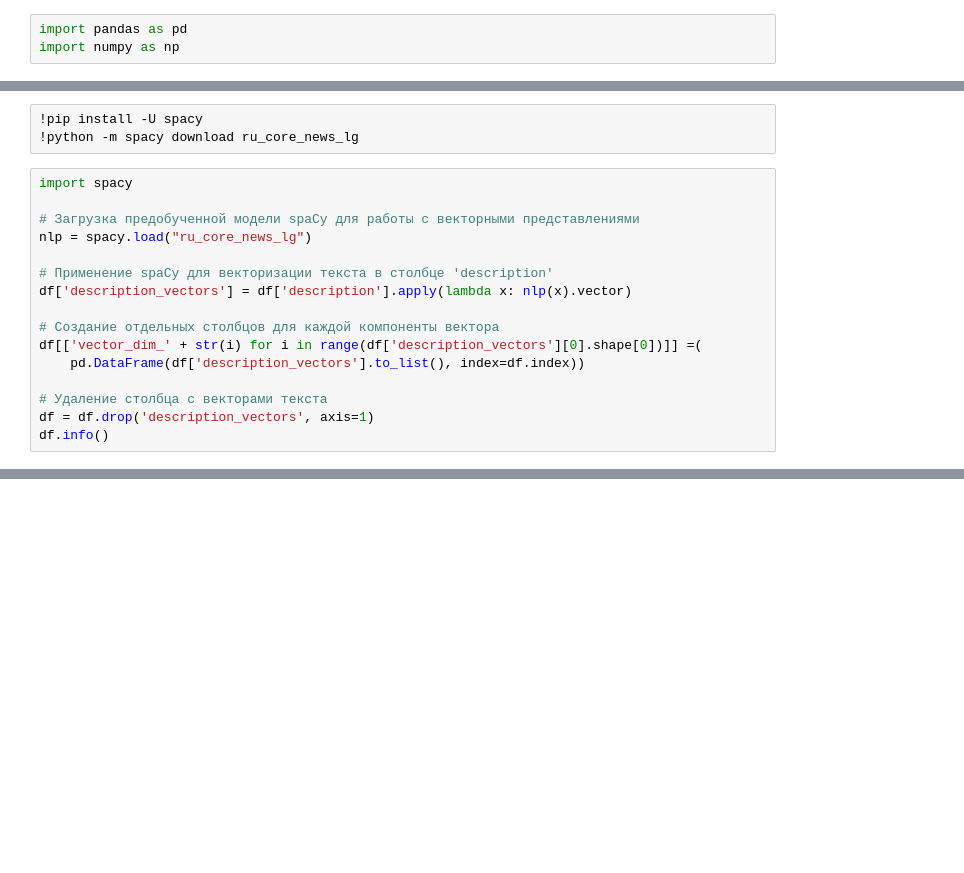
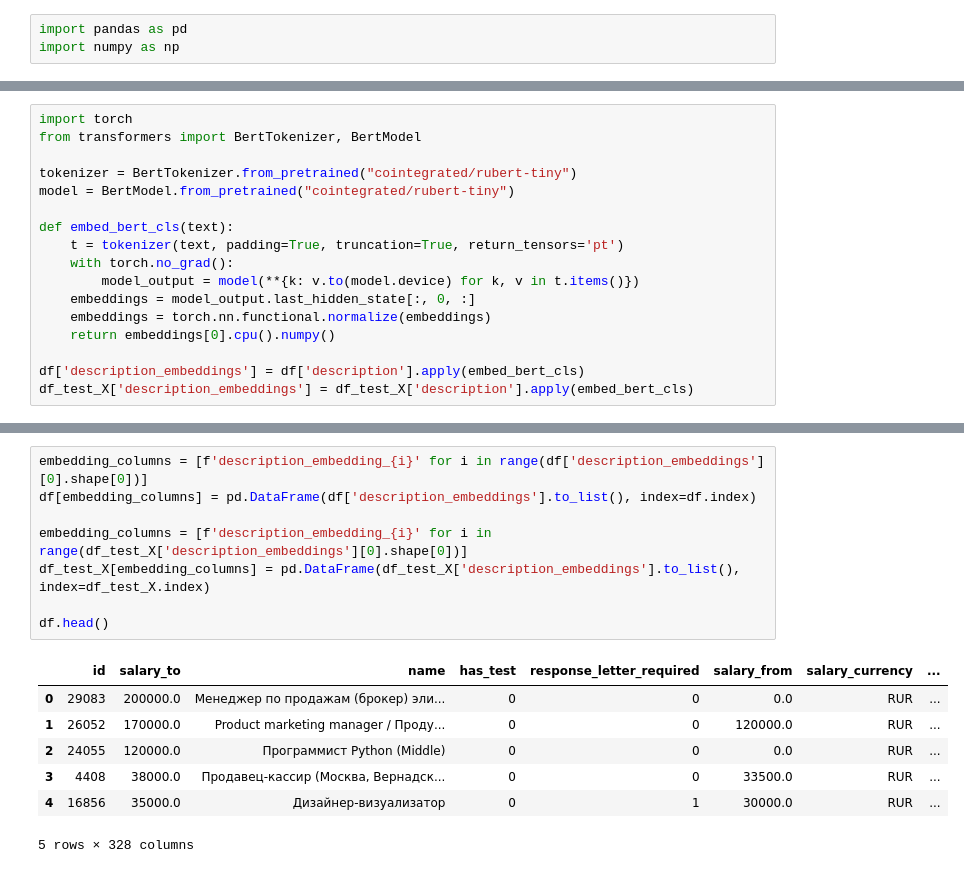
Before and after one commit to Ta3ikNSU/kaggle, a Jupyter notebook: kaggle.ipynb, the cells around one changed output, grey strips where cells are left out. Drawn from its saved outputs; the diff is of its cells as text; blank space fills up the shorter version.

```diff
--- a/kaggle.ipynb
+++ b/kaggle.ipynb
@@ -57,19 +50,17 @@ KeyboardInterrupt:
 # %%
-!pip install -U spacy
-!python -m spacy download ru_core_news_lg
+import torch
+from transformers import BertTokenizer, BertModel
+
+tokenizer = BertTokenizer.from_pretrained("cointegrated/rubert-tiny")
+model = BertModel.from_pretrained("cointegrated/rubert-tiny")
+
+def embed_bert_cls(text):
+    t = tokenizer(text, padding=True, truncation=True, return_tensors='pt')
+    with torch.no_grad():
+        model_output = model(**{k: v.to(model.device) for k, v in t.items()})
+    embeddings = model_output.last_hidden_state[:, 0, :]
+    embeddings = torch.nn.functional.normalize(embeddings)
+    return embeddings[0].cpu().numpy()
+
+df['description_embeddings'] = df['description'].apply(embed_bert_cls)
+df_test_X['description_embeddings'] = df_test_X['description'].apply(embed_bert_cls)
-# %%
-import spacy
-
-# Загрузка предобученной модели spaCy для работы с векторными представлениями
-nlp = spacy.load("ru_core_news_lg")
-
-# Применение spaCy для векторизации текста в столбце 'description'
-df['description_vectors'] = df['description'].apply(lambda x: nlp(x).vector)
-
-# Создание отдельных столбцов для каждой компоненты вектора
-df[['vector_dim_' + str(i) for i in range(df['description_vectors'][0].shape[0])]] =(
-    pd.DataFrame(df['description_vectors'].to_list(), index=df.index))
-
-# Удаление столбца с векторами текста
-df = df.drop('description_vectors', axis=1)
-df.info()
@@ -96,0 +67,16 @@ Available names: architectures, augmenters, batchers, callbacks, cli, datasets,
+# %%
+embedding_columns = [f'description_embedding_{i}' for i in range(df['description_embeddings'][0].shape[0])]
+df[embedding_columns] = pd.DataFrame(df['description_embeddings'].to_list(), index=df.index)
+
+embedding_columns = [f'description_embedding_{i}' for i in range(df_test_X['description_embeddings'][0].shape[0])]
+df_test_X[embedding_columns] = pd.DataFrame(df_test_X['description_embeddings'].to_list(), index=df_test_X.index)
+
+df.head()
+# %% [output]
+|  | id | salary_to | name | has_test | response_letter_required | salary_from | salary_currency | ... |
+| 0 | 29083 | 200000.0 | Менеджер по продажам (брокер) эли... | 0 | 0 | 0.0 | RUR | ... |
+| 1 | 26052 | 170000.0 | Product marketing manager / Проду... | 0 | 0 | 120000.0 | RUR | ... |
+| 2 | 24055 | 120000.0 | Программист Python (Middle) | 0 | 0 | 0.0 | RUR | ... |
+| 3 | 4408 | 38000.0 | Продавец-кассир (Москва, Вернадск... | 0 | 0 | 33500.0 | RUR | ... |
+| 4 | 16856 | 35000.0 | Дизайнер-визуализатор | 0 | 1 | 30000.0 | RUR | ... |
+5 rows × 328 columns
```
Also changed, not shown: parts of 9 cells of this notebook, 6 other files.
